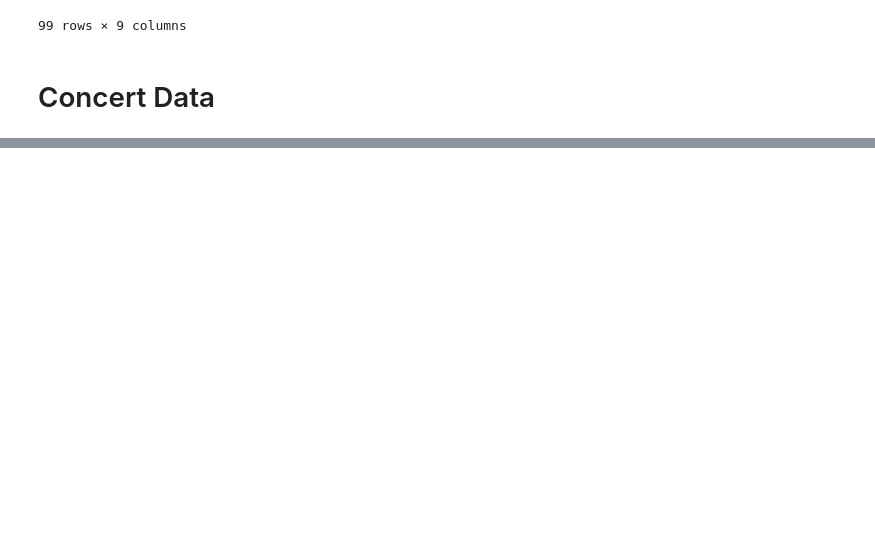
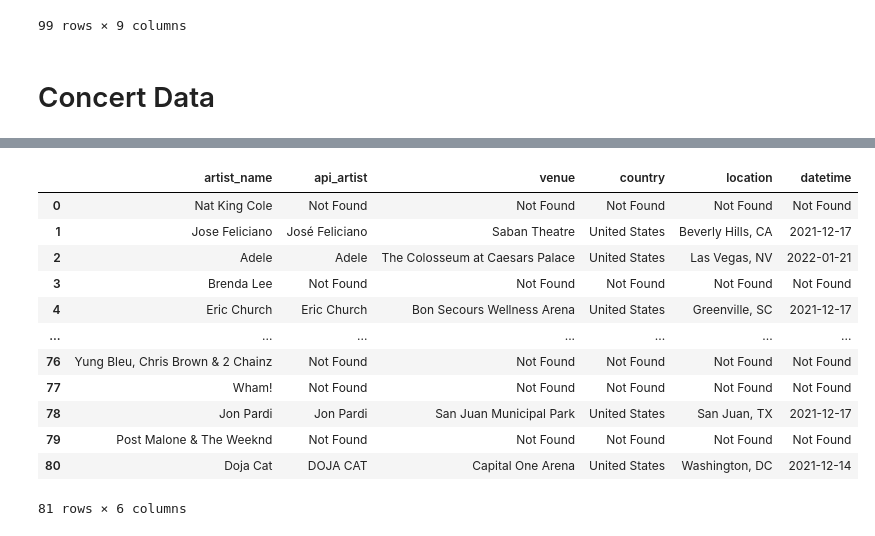
Before and after one commit to P219-C/G2-project-2_ETL_UWADA, a Jupyter notebook: Data sources/ETL.ipynb, the cells around one changed output, grey strips where cells are left out. Drawn from its saved outputs; the diff is of its cells as text; code cells hidden in the pictures; blank space fills up the shorter version.

```diff
--- a/Data sources/ETL.ipynb
+++ b/Data sources/ETL.ipynb
@@ -392,0 +231,6 @@ def event_api(artists):
+# %%
+# converting artinst_names to list
+artist_list = artist_grouped_df['artist_name'].tolist()
+
+# printing the list
+artist_list
@@ -393 +258,21 @@ def event_api(artists):
+# %%
+# generating event_df
+event_df = event_api(artist_list)
+# %%
+# printing event_df
+event_df
+# %% [output]
+|  | artist_name | api_artist | venue | country | location | datetime |
+| 0 | Nat King Cole | Not Found | Not Found | Not Found | Not Found | Not Found |
+| 1 | Jose Feliciano | José Feliciano | Saban Theatre | United States | Beverly Hills, CA | 2021-12-17 |
+| 2 | Adele | Adele | The Colosseum at Caesars Palace | United States | Las Vegas, NV | 2022-01-21 |
+| 3 | Brenda Lee | Not Found | Not Found | Not Found | Not Found | Not Found |
+| 4 | Eric Church | Eric Church | Bon Secours Wellness Arena | United States | Greenville, SC | 2021-12-17 |
+| ... | ... | ... | ... | ... | ... | ... |
+| 76 | Yung Bleu, Chris Brown & 2 Chainz | Not Found | Not Found | Not Found | Not Found | Not Found |
+| 77 | Wham! | Not Found | Not Found | Not Found | Not Found | Not Found |
+| 78 | Jon Pardi | Jon Pardi | San Juan Municipal Park | United States | San Juan, TX | 2021-12-17 |
+| 79 | Post Malone & The Weeknd | Not Found | Not Found | Not Found | Not Found | Not Found |
+| 80 | Doja Cat | DOJA CAT | Capital One Arena | United States | Washington, DC | 2021-12-14 |
+81 rows × 6 columns
 # %%
```
Also changed, not shown: parts of 10 cells of this notebook, 10 other files.
